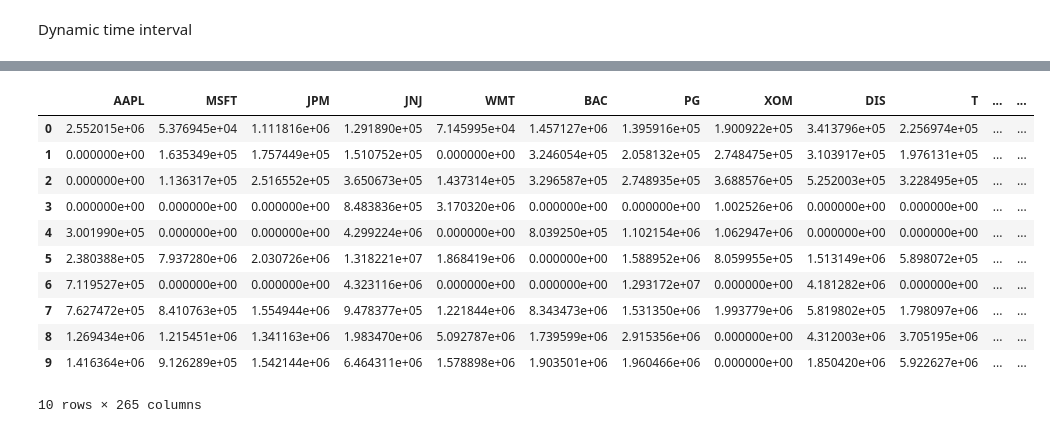
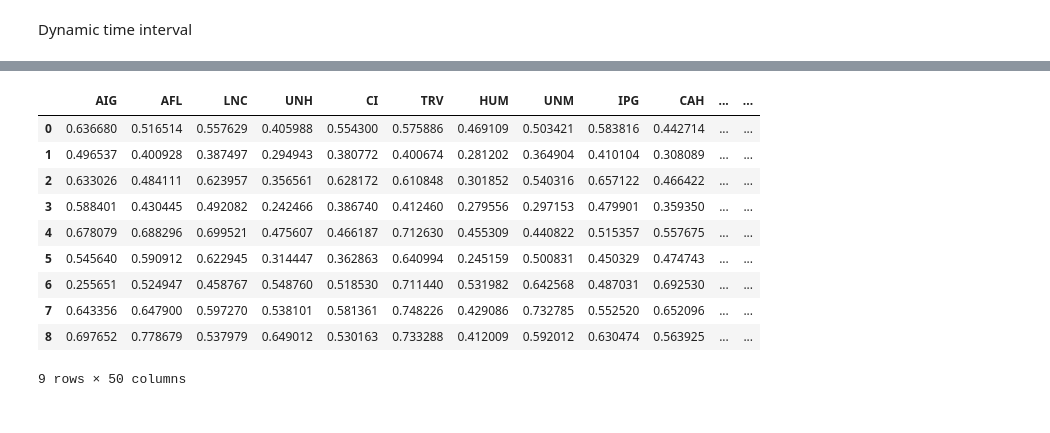
Before and after one commit to CastanieAlexandre/TP-Climate-finance, a Jupyter notebook: NB_TPClimateFInance.ipynb, the cells around one changed output, grey strips where cells are left out. Cells and saved outputs as stored; diff of their text form; code cells hidden in the pictures.

```diff
--- a/NB_TPClimateFInance.ipynb
+++ b/NB_TPClimateFInance.ipynb
@@ -30 +100,3 @@ plt.show()
+# %%
+df_sp=add_return(df_sp)
 # %% [markdown]
@@ -60,0 +108,6 @@ NbT=int(len(df_stock)/T)+1
+# %%
+interval0=df_50best.index[(df_50best.index < '1993-01-01')]
+T=len(interval0)
+NbT=int(len(df_50best)/T)
+print(f"Number of time intervals = {NbT}\nSize of first interval = {T}")
+df_carbonfootprint=df_carbonfootprint.set_index('ID')
@@ -62,9 +118,9 @@ NbT=int(len(df_stock)/T)+1
 Dynamic time interval
 # %%
 def Intervalle(i):
-    I=df_stock.index[(df_stock.index < '1993-01-01')]
-    if i==10:
-        I=df_stock.index[(df_stock.index > Intervalle(9).max())]
+    I=df_50best.index[(df_50best.index < '1993-01-01')]
+    if i==NbT:
+        I=df_50best.index[(df_50best.index > Intervalle(NbT-1).max())]
     if 0<i<NbT:
-        I=df_stock.index[(df_stock.index > Intervalle(i-1).max())&(df_stock.index < Intervalle(i-1).max()+np.timedelta64(T+1, 'W'))]
+        I=df_50best.index[(df_50best.index > Intervalle(i-1).max())&(df_50best.index < Intervalle(i-1).max()+np.timedelta64(T+1, 'W'))]
     return I
@@ -73,17 +141,19 @@ Optimization
 # %%
-#weights for each corporation
+%%time
+
 lw=[]
 a=0
 weights={}
-for c in df_stock.columns[int(len(df_stock.columns)/2):]:
+for c in df_50best.columns[:int(len(df_50best.columns)/2)]:
     for i in range(NbT):
         model=gp.Model()
         model.Params.LogToConsole = 0
         w=model.addVar(vtype=gp.GRB.CONTINUOUS)
 
-        model.setObjective((gp.quicksum(w*df_stock.loc[t,c]-df_sp.loc[t,:] for t in Intervalle(i))**2)/len(Intervalle(i)),gp.GRB.MINIMIZE)
+        model.setObjective(gp.quicksum((w*df_50best.loc[t,f"Return {c}"]-df_sp.loc[t,'Return S&P 500 COMPOSITE - TOT RETURN IND'])**2 for t in Intervalle(i))/len(Intervalle(i)),gp.GRB.MINIMIZE)
+        constraint=model.addConstr(w*df_carbonfootprint.loc[c,'EMISSIONS']/df_carbonfootprint.loc[c,'MARKET_VALUE']<=0.5*df_carbonfootprint.loc[c,'CARBON_FOOTPRINT'])
         model.update()
         model.optimize()
-        lw.append(w.x)
-    weights[c[7:]]=lw[a:]
-    a+=10
+        lw.append(np.sqrt(w.x))
+    weights[c]=lw[a:]
+    a+=NbT
@@ -90,18 +163,17 @@ for c in df_stock.columns[int(len(df_stock.columns)/2):]:
 # %%
 dfweights=pd.DataFrame(weights)
-dfweights.head(10)
+dfweights.head(11)
 # %% [output]
-|  | AAPL | MSFT | JPM | JNJ | WMT | BAC | PG | XOM | DIS | T | ... | ... |
-| 0 | 2.552015e+06 | 5.376945e+04 | 1.111816e+06 | 1.291890e+05 | 7.145995e+04 | 1.457127e+06 | 1.395916e+05 | 1.900922e+05 | 3.413796e+05 | 2.256974e+05 | ... | ... |
-| 1 | 0.000000e+00 | 1.635349e+05 | 1.757449e+05 | 1.510752e+05 | 0.000000e+00 | 3.246054e+05 | 2.058132e+05 | 2.748475e+05 | 3.103917e+05 | 1.976131e+05 | ... | ... |
-| 2 | 0.000000e+00 | 1.136317e+05 | 2.516552e+05 | 3.650673e+05 | 1.437314e+05 | 3.296587e+05 | 2.748935e+05 | 3.688576e+05 | 5.252003e+05 | 3.228495e+05 | ... | ... |
-| 3 | 0.000000e+00 | 0.000000e+00 | 0.000000e+00 | 8.483836e+05 | 3.170320e+06 | 0.000000e+00 | 0.000000e+00 | 1.002526e+06 | 0.000000e+00 | 0.000000e+00 | ... | ... |
-| 4 | 3.001990e+05 | 0.000000e+00 | 0.000000e+00 | 4.299224e+06 | 0.000000e+00 | 8.039250e+05 | 1.102154e+06 | 1.062947e+06 | 0.000000e+00 | 0.000000e+00 | ... | ... |
-| 5 | 2.380388e+05 | 7.937280e+06 | 2.030726e+06 | 1.318221e+07 | 1.868419e+06 | 0.000000e+00 | 1.588952e+06 | 8.059955e+05 | 1.513149e+06 | 5.898072e+05 | ... | ... |
-| 6 | 7.119527e+05 | 0.000000e+00 | 0.000000e+00 | 4.323116e+06 | 0.000000e+00 | 0.000000e+00 | 1.293172e+07 | 0.000000e+00 | 4.181282e+06 | 0.000000e+00 | ... | ... |
-| 7 | 7.627472e+05 | 8.410763e+05 | 1.554944e+06 | 9.478377e+05 | 1.221844e+06 | 8.343473e+06 | 1.531350e+06 | 1.993779e+06 | 5.819802e+05 | 1.798097e+06 | ... | ... |
-| 8 | 1.269434e+06 | 1.215451e+06 | 1.341163e+06 | 1.983470e+06 | 5.092787e+06 | 1.739599e+06 | 2.915356e+06 | 0.000000e+00 | 4.312003e+06 | 3.705195e+06 | ... | ... |
-| 9 | 1.416364e+06 | 9.126289e+05 | 1.542144e+06 | 6.464311e+06 | 1.578898e+06 | 1.903501e+06 | 1.960466e+06 | 0.000000e+00 | 1.850420e+06 | 5.922627e+06 | ... | ... |
+|  | AIG | AFL | LNC | UNH | CI | TRV | HUM | UNM | IPG | CAH | ... | ... |
+| 0 | 0.636680 | 0.516514 | 0.557629 | 0.405988 | 0.554300 | 0.575886 | 0.469109 | 0.503421 | 0.583816 | 0.442714 | ... | ... |
+| 1 | 0.496537 | 0.400928 | 0.387497 | 0.294943 | 0.380772 | 0.400674 | 0.281202 | 0.364904 | 0.410104 | 0.308089 | ... | ... |
+| 2 | 0.633026 | 0.484111 | 0.623957 | 0.356561 | 0.628172 | 0.610848 | 0.301852 | 0.540316 | 0.657122 | 0.466422 | ... | ... |
+| 3 | 0.588401 | 0.430445 | 0.492082 | 0.242466 | 0.386740 | 0.412460 | 0.279556 | 0.297153 | 0.479901 | 0.359350 | ... | ... |
+| 4 | 0.678079 | 0.688296 | 0.699521 | 0.475607 | 0.466187 | 0.712630 | 0.455309 | 0.440822 | 0.515357 | 0.557675 | ... | ... |
+| 5 | 0.545640 | 0.590912 | 0.622945 | 0.314447 | 0.362863 | 0.640994 | 0.245159 | 0.500831 | 0.450329 | 0.474743 | ... | ... |
+| 6 | 0.255651 | 0.524947 | 0.458767 | 0.548760 | 0.518530 | 0.711440 | 0.531982 | 0.642568 | 0.487031 | 0.692530 | ... | ... |
+| 7 | 0.643356 | 0.647900 | 0.597270 | 0.538101 | 0.581361 | 0.748226 | 0.429086 | 0.732785 | 0.552520 | 0.652096 | ... | ... |
+| 8 | 0.697652 | 0.778679 | 0.537979 | 0.649012 | 0.530163 | 0.733288 | 0.412009 | 0.592012 | 0.630474 | 0.563925 | ... | ... |
-10 rows × 265 columns
+9 rows × 50 columns
 # %%
 ax=dfweights.plot(legend=False,title='weights by corporation',figsize=(12,5))
```
Also changed, not shown: parts of 44 cells of this notebook.
